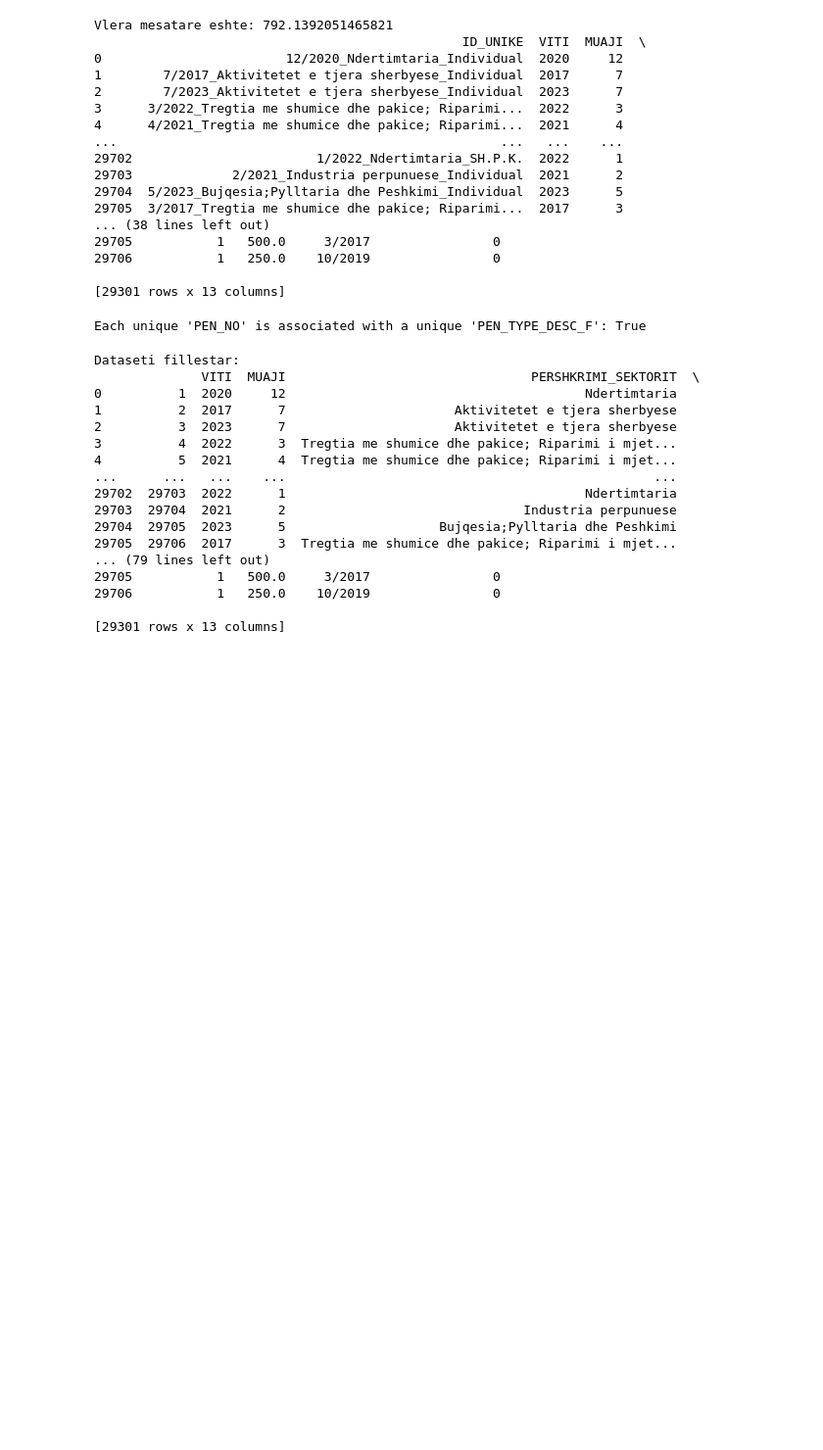
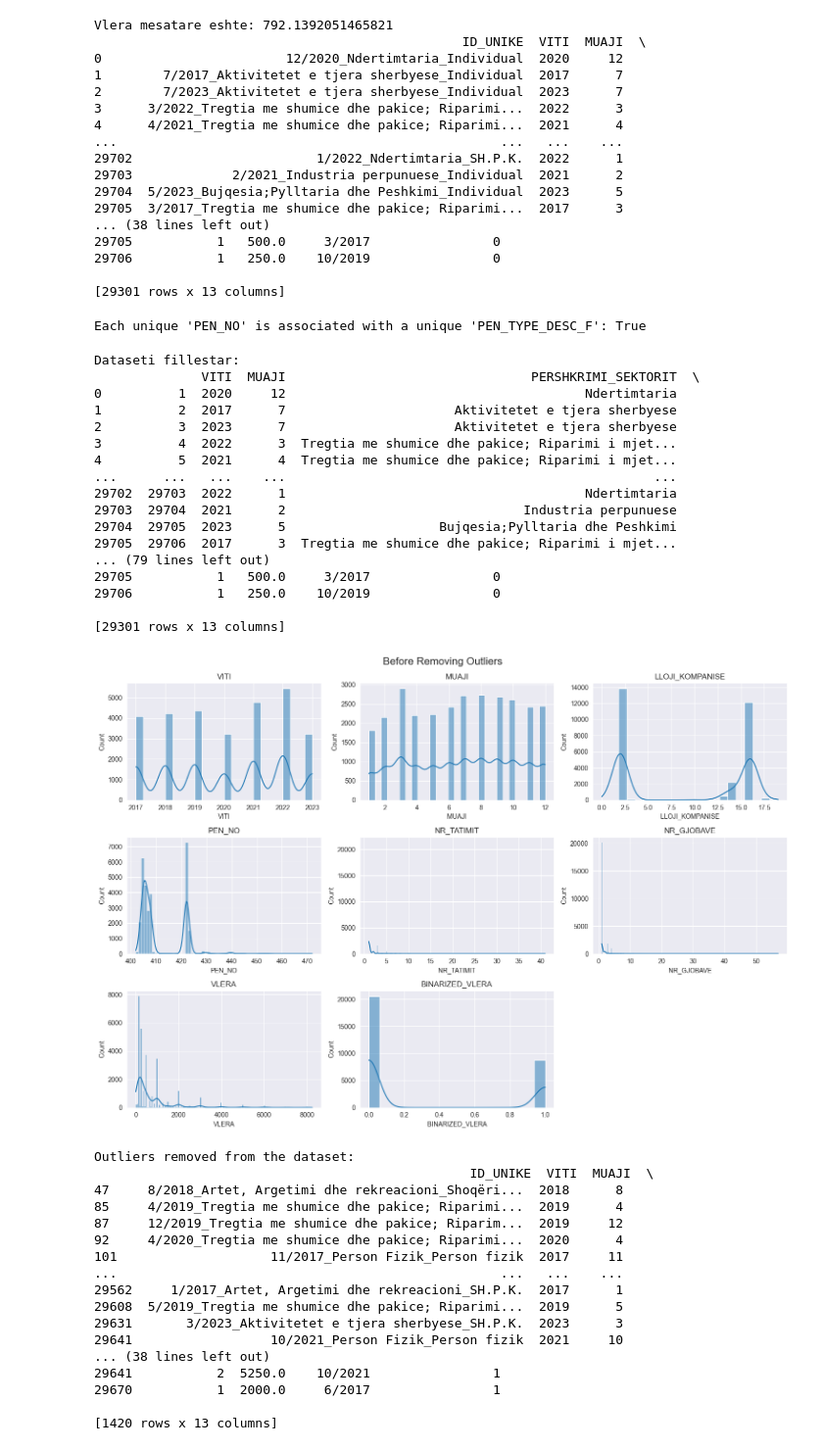
Before and after one commit to festinaqorrolli/Vleresimi-i-gjobave-te-leshuara-nga-ATK, a Jupyter notebook: data-preprocessing/main.ipynb, the cells around one changed output. Shown at 98% size. Drawn from its saved outputs; the diff is of its cells as text; code cells hidden in the pictures; blank space fills up the shorter version.

```diff
--- a/data-preprocessing/main.ipynb
+++ b/data-preprocessing/main.ipynb
@@ -264,3 +265,68 @@ Dataseti fillestar:
 29706           1   250.0    10/2019                0
 
 [29301 rows x 13 columns]
+# %%
+# 1
+import pandas as pd
+import numpy as np
+import seaborn as sns
+import matplotlib.pyplot as plt
+from scipy import stats
+
+# Load the dataset
+data = dataset_preprocessed
+
+# Selecting numeric columns
+numeric_columns = data.select_dtypes(include=['number']).columns
+
+# Visualizing the dataset before removing outliers
+plt.figure(figsize=(15, 10))
+for i, column in enumerate(numeric_columns, 1):
+    plt.subplot(3, 3, i)
+    # sns.boxplot(y=data[column])
+    sns.histplot(data[column], kde=True)
+    plt.title(column)
+plt.tight_layout()
+plt.suptitle('Before Removing Outliers', fontsize=16, y=1.02)
+plt.show()
+
+# Calculating z-scores
+z_scores = stats.zscore(data[numeric_columns])
+abs_z_scores = np.abs(z_scores)
+
+# Filtering the dataset
+filtered_entries = (abs_z_scores < 3).all(axis=1)
+data_cleaned = data[filtered_entries]
+
+# Extracting and displaying outliers
+outliers = data[~filtered_entries]
+print("Outliers removed from the dataset:\n", outliers)
+
+# Visualizing the dataset after removing outliers
+plt.figure(figsize=(15, 10))
+for i, column in enumerate(numeric_columns, 1):
+    plt.subplot(3, 3, i)
+    sns.histplot(data_cleaned[column], kde=True)
+    plt.title(column)
+plt.tight_layout()
+plt.suptitle('After Removing Outliers', fontsize=16, y=1.02)
+plt.show()
+# %% [output]
+[figure, added]
+Outliers removed from the dataset:
+                                                 ID_UNIKE  VITI  MUAJI  \
+47     8/2018_Artet, Argetimi dhe rekreacioni_Shoqëri...  2018      8
+85     4/2019_Tregtia me shumice dhe pakice; Riparimi...  2019      4
+87     12/2019_Tregtia me shumice dhe pakice; Riparim...  2019     12
+92     4/2020_Tregtia me shumice dhe pakice; Riparimi...  2020      4
+101                    11/2017_Person Fizik_Person fizik  2017     11
+...                                                  ...   ...    ...
+29562     1/2017_Artet, Argetimi dhe rekreacioni_SH.P.K.  2017      1
+29608  5/2019_Tregtia me shumice dhe pakice; Riparimi...  2019      5
+29631       3/2023_Aktivitetet e tjera sherbyese_SH.P.K.  2023      3
+29641                  10/2021_Person Fizik_Person fizik  2021     10
+... (38 lines left out)
+29641           2  5250.0    10/2021                1
+29670           1  2000.0     6/2017                1
+
+[1420 rows x 13 columns]
```
Also changed, not shown: parts of 2 cells of this notebook.
